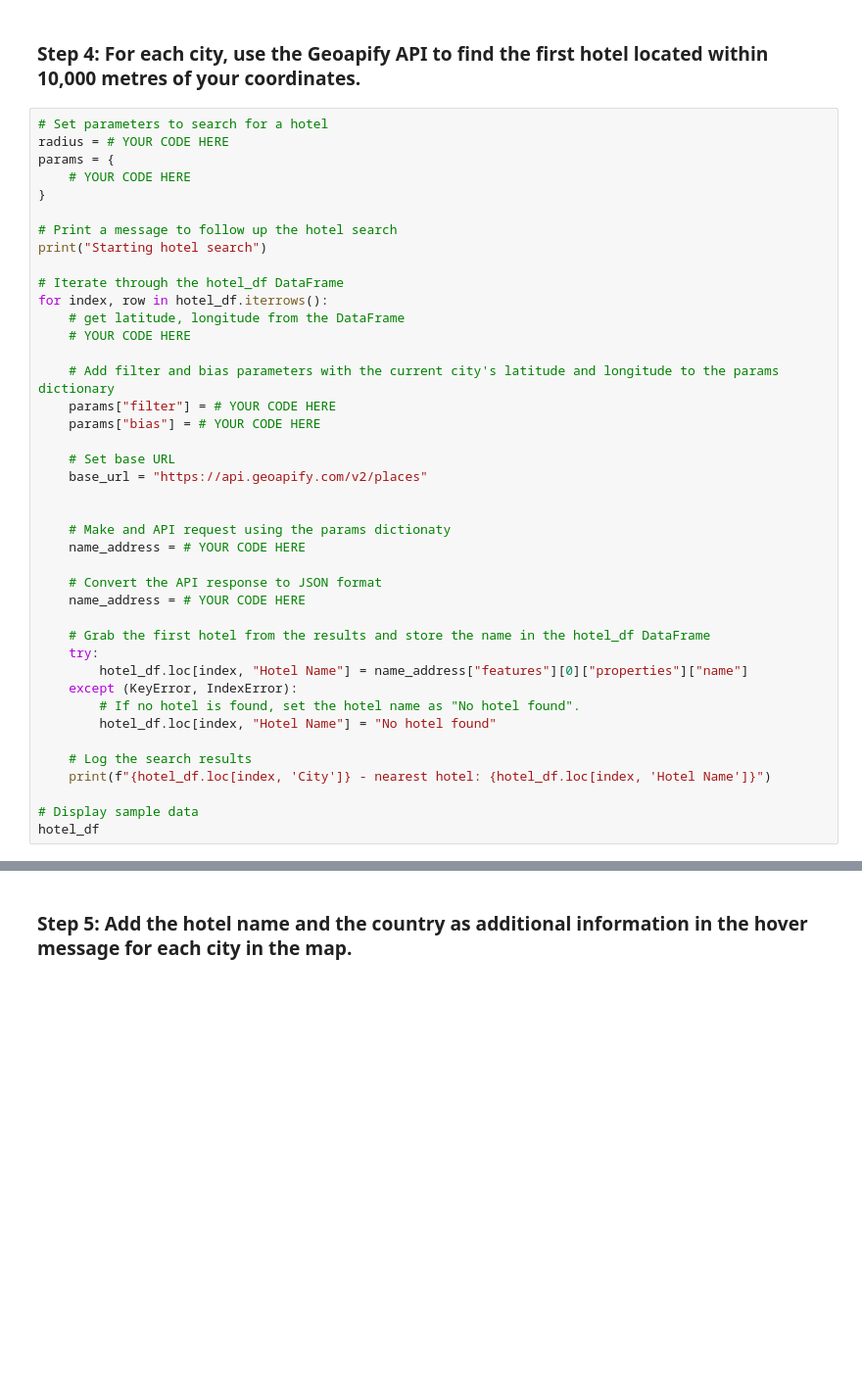
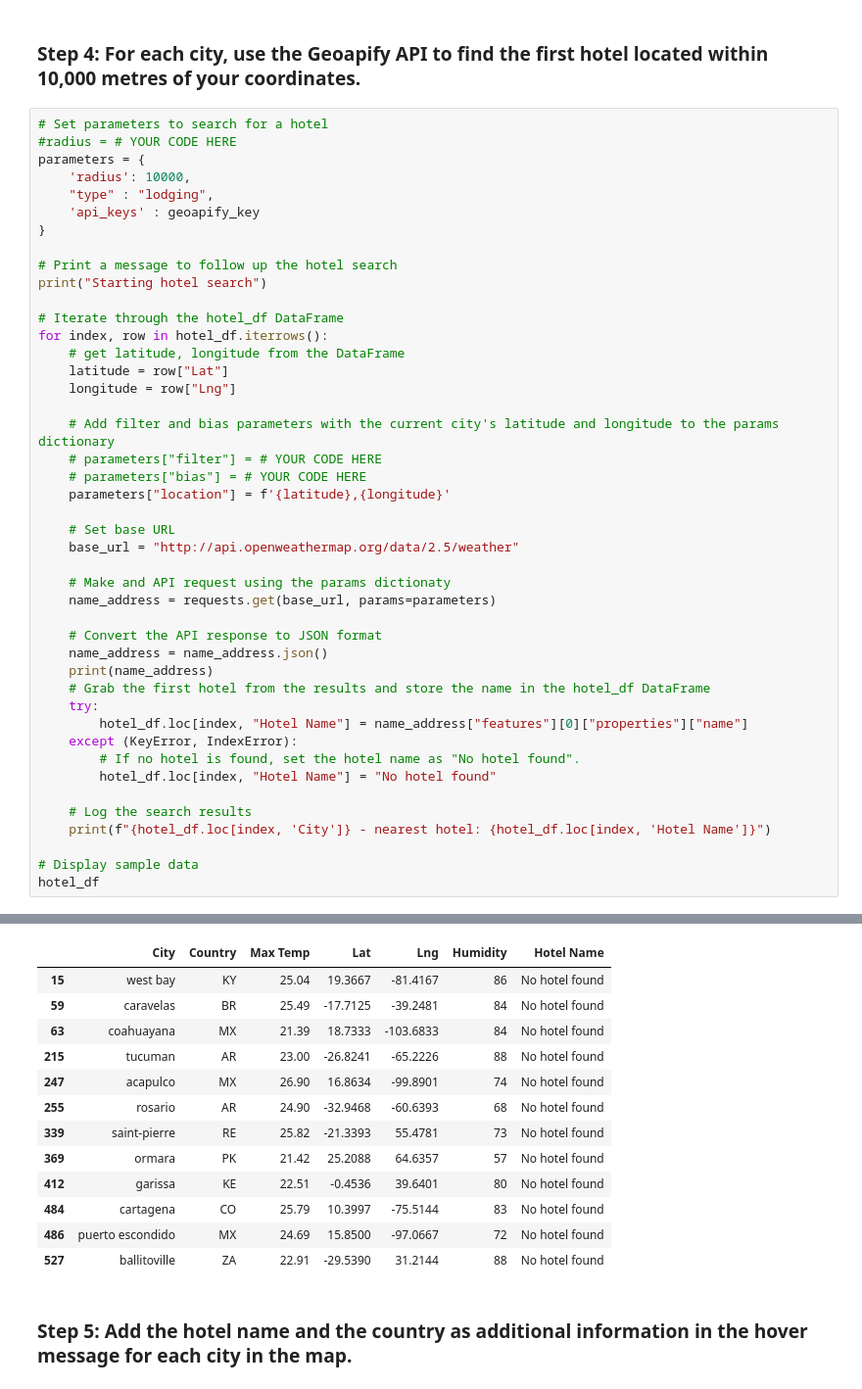
Before and after one commit to treysl/python-api-challenge, a Jupyter notebook: Starter_Code/Starter_Code/starter_code/VacationPy.ipynb, the cells around one changed output, grey strips where cells are left out. Shown at 98% size. Saved outputs shown, nothing was run; the diff lists cells and outputs as text; blank space fills up the shorter version.

```diff
--- a/Starter_Code/Starter_Code/starter_code/VacationPy.ipynb
+++ b/Starter_Code/Starter_Code/starter_code/VacationPy.ipynb
@@ -62,9 +107,11 @@ city_data_df.head()
 ### Step 4: For each city, use the Geoapify API to find the first hotel located within 10,000 metres of your coordinates.
 # %%
 # Set parameters to search for a hotel
-radius = # YOUR CODE HERE
-params = {
-    # YOUR CODE HERE
+#radius = # YOUR CODE HERE
+parameters = {
+    'radius': 10000,
+    "type" : "lodging",
+    'api_keys' : geoapify_key
 }
 
 # Print a message to follow up the hotel search
@@ -73,22 +120,23 @@ print("Starting hotel search")
 # Iterate through the hotel_df DataFrame
 for index, row in hotel_df.iterrows():
     # get latitude, longitude from the DataFrame
-    # YOUR CODE HERE
+    latitude = row["Lat"]
+    longitude = row["Lng"]
 
     # Add filter and bias parameters with the current city's latitude and longitude to the params dictionary
-    params["filter"] = # YOUR CODE HERE
-    params["bias"] = # YOUR CODE HERE
+    # parameters["filter"] = # YOUR CODE HERE
+    # parameters["bias"] = # YOUR CODE HERE
+    parameters["location"] = f'{latitude},{longitude}'
 
     # Set base URL
-    base_url = "https://api.geoapify.com/v2/places"
-
+    base_url = "http://api.openweathermap.org/data/2.5/weather"
 
     # Make and API request using the params dictionaty
-    name_address = # YOUR CODE HERE
+    name_address = requests.get(base_url, params=parameters)
 
     # Convert the API response to JSON format
-    name_address = # YOUR CODE HERE
-
+    name_address = name_address.json()
+    print(name_address)
     # Grab the first hotel from the results and store the name in the hotel_df DataFrame
     try:
         hotel_df.loc[index, "Hotel Name"] = name_address["features"][0]["properties"]["name"]
@@ -106,3 +170,16 @@ SyntaxError: invalid syntax (788381735.py, line 2)
+|  | City | Country | Max Temp | Lat | Lng | Humidity | Hotel Name |
+| 15 | west bay | KY | 25.04 | 19.3667 | -81.4167 | 86 | No hotel found |
+| 59 | caravelas | BR | 25.49 | -17.7125 | -39.2481 | 84 | No hotel found |
+| 63 | coahuayana | MX | 21.39 | 18.7333 | -103.6833 | 84 | No hotel found |
+| 215 | tucuman | AR | 23.00 | -26.8241 | -65.2226 | 88 | No hotel found |
+| 247 | acapulco | MX | 26.90 | 16.8634 | -99.8901 | 74 | No hotel found |
+| 255 | rosario | AR | 24.90 | -32.9468 | -60.6393 | 68 | No hotel found |
+| 339 | saint-pierre | RE | 25.82 | -21.3393 | 55.4781 | 73 | No hotel found |
+| 369 | ormara | PK | 21.42 | 25.2088 | 64.6357 | 57 | No hotel found |
+| 412 | garissa | KE | 22.51 | -0.4536 | 39.6401 | 80 | No hotel found |
+| 484 | cartagena | CO | 25.79 | 10.3997 | -75.5144 | 83 | No hotel found |
+| 486 | puerto escondido | MX | 24.69 | 15.8500 | -97.0667 | 72 | No hotel found |
+| 527 | ballitoville | ZA | 22.91 | -29.5390 | 31.2144 | 88 | No hotel found |
 # %% [markdown]
 ### Step 5: Add the hotel name and the country as additional information in the hover message for each city in the map.
 # %%
```
Also changed, not shown: parts of 7 cells of this notebook.
